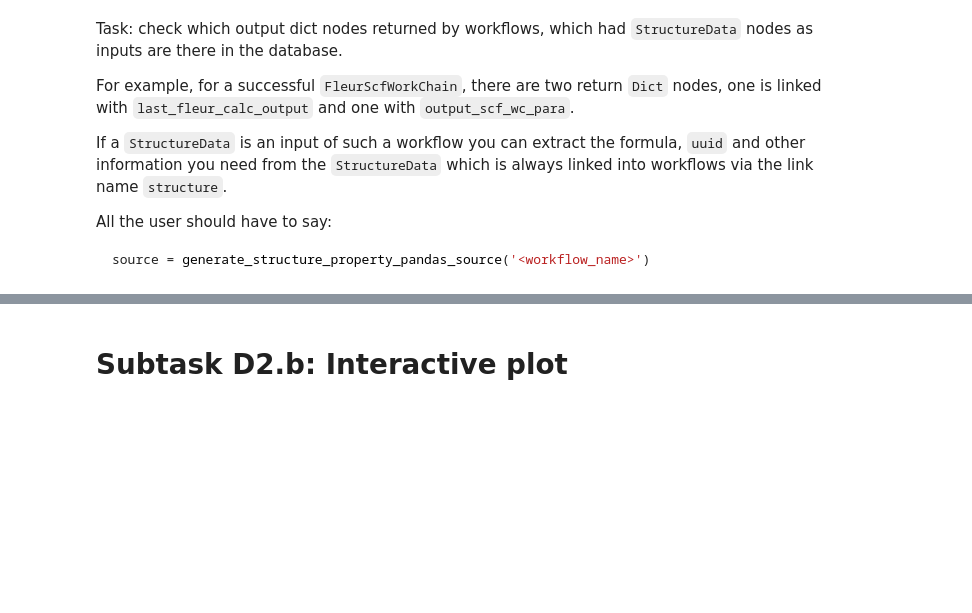
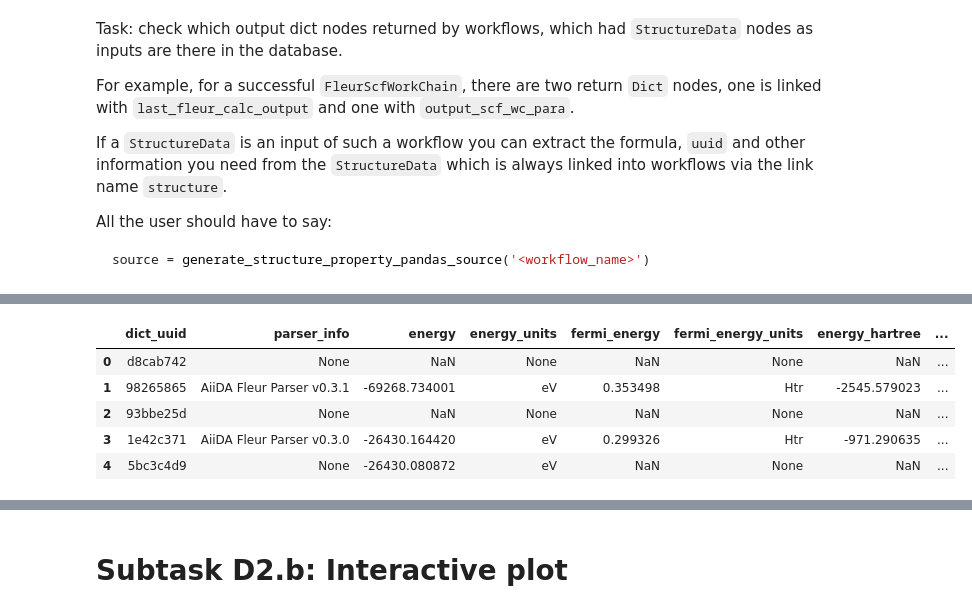
Before and after one commit to JuDFTteam/aiida-jutools, a Jupyter notebook: aiida_jutools/sisc_lab/D2_ScSi_Lab2020_StructureProperty_visualizer.ipynb, the cells around one changed output, grey strips where cells are left out. Cells and saved outputs as stored; diff of their text form; code cells hidden in the pictures; blank space fills up the shorter version.

```diff
--- a/aiida_jutools/sisc_lab/D2_ScSi_Lab2020_StructureProperty_visualizer.ipynb
+++ b/aiida_jutools/sisc_lab/D2_ScSi_Lab2020_StructureProperty_visualizer.ipynb
@@ -144,0 +261,18 @@ structurepd.head(5)
+# %%
+# Dict nodes with parser of any versions
+dict_project_parser=['uuid', 'attributes.parser_info', 'attributes.energy', 'attributes.energy_units',
+                     'attributes.fermi_energy', 'attributes.fermi_energy_units', 'attributes.energy_hartree',
+                     'attributes.energy_hartree_units', 'attributes.bandgap', 'attributes.bandgap_units',
+                     'attributes.walltime', 'attributes.walltime_units']
+dictnodes_parser = helpers.generate_dict_property_pandas_source(
+        workflow_name,
+        dict_project=dict_project_parser,
+        filename='dict_property_parser.json')
+dictnodes_parser.head()
+# %% [output]
+|  | dict_uuid | parser_info | energy | energy_units | fermi_energy | fermi_energy_units | energy_hartree | ... |
+| 0 | d8cab742 | None | NaN | None | NaN | None | NaN | ... |
+| 1 | 98265865 | AiiDA Fleur Parser v0.3.1 | -69268.734001 | eV | 0.353498 | Htr | -2545.579023 | ... |
+| 2 | 93bbe25d | None | NaN | None | NaN | None | NaN | ... |
+| 3 | 1e42c371 | AiiDA Fleur Parser v0.3.0 | -26430.164420 | eV | 0.299326 | Htr | -971.290635 | ... |
+| 4 | 5bc3c4d9 | None | -26430.080872 | eV | NaN | None | NaN | ... |
```
Also changed, not shown: parts of 38 cells of this notebook.
